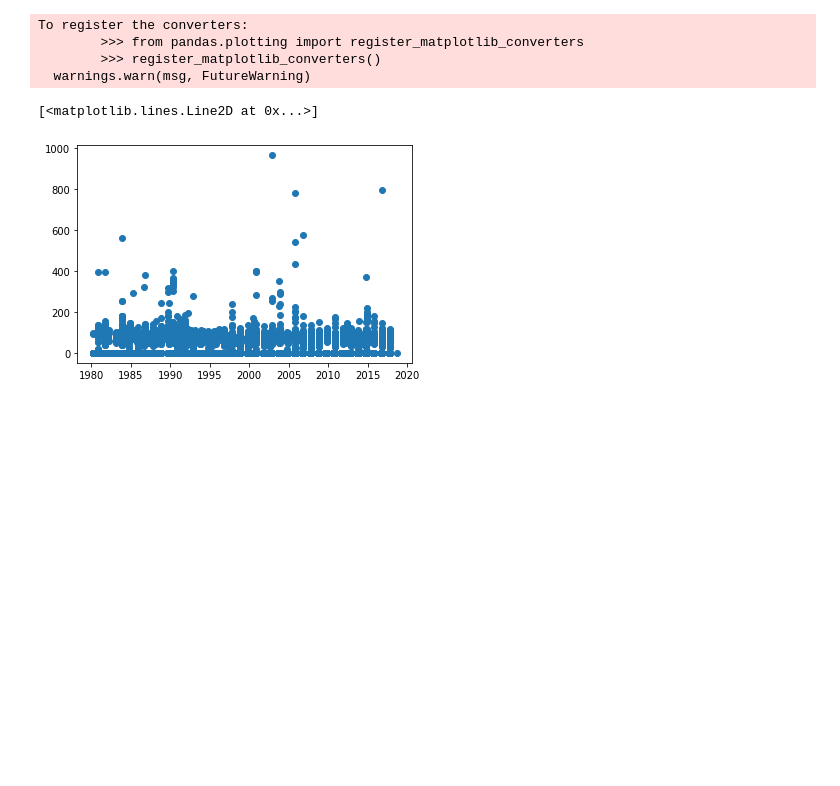
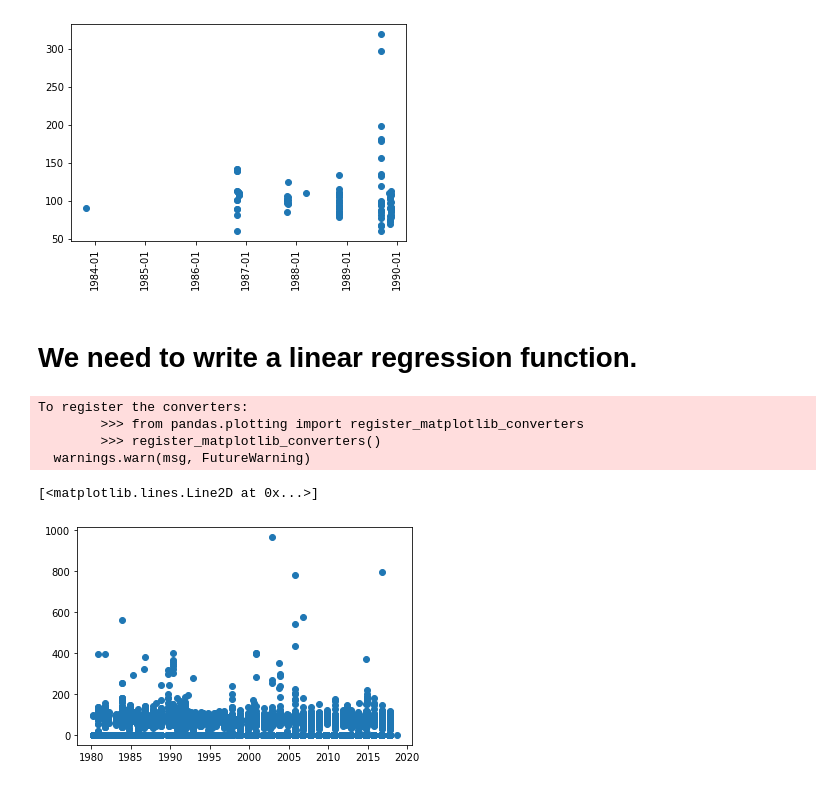
Before and after one commit to mrwigington/LakePowell, a Jupyter notebook: Imputing weights.ipynb, the cells around one changed output. Saved outputs shown, nothing was run; the diff lists cells and outputs as text; code cells hidden in the pictures; blank space fills up the shorter version.

```diff
--- a/Imputing weights.ipynb
+++ b/Imputing weights.ipynb
@@ -7,0 +115,6 @@ fish_data = f.get_fish_data()
+# %%
+get_time(SMBspecies, '1980-01-01', '1990-01-01')
+# %% [output]
+[figure, added]
+# %% [markdown]
+# We need to write a linear regression function.
```
Also changed, not shown: parts of 36 cells of this notebook, 1 other file.
